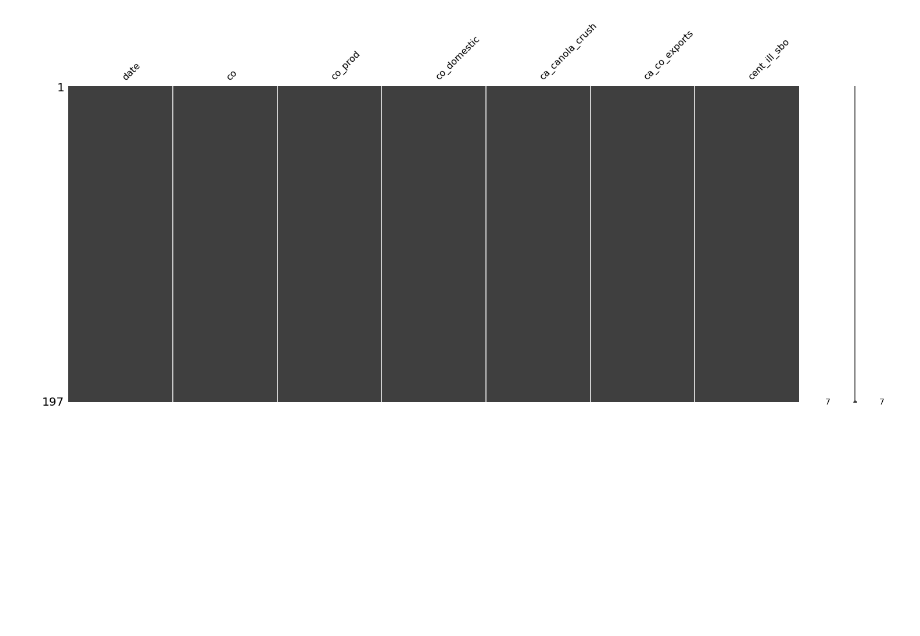
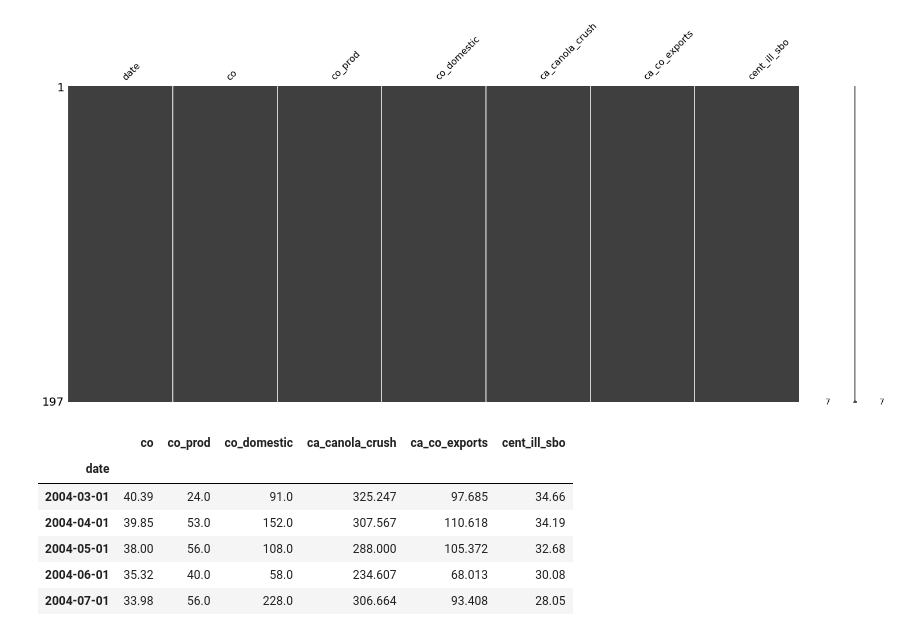
Before and after one commit to joohk/WaveNet, a Jupyter notebook: co_wavenet.ipynb, the cells around one changed output. Cells and saved outputs as stored; diff of their text form; code cells hidden in the pictures; blank space fills up the shorter version.

```diff
--- a/co_wavenet.ipynb
+++ b/co_wavenet.ipynb
@@ -31,5 +33,16 @@ mn.matrix(raw[raw.co.notnull()])
 df = raw[raw.co.notnull()]
 # %% [output]
 [figure]
+# %%
+df = df.drop('date',axis=1)
+df.head()
+# %% [output]
+|  | co | co_prod | co_domestic | ca_canola_crush | ca_co_exports | cent_ill_sbo |
+| date |  |  |  |  |  |  |
+| 2004-03-01 | 40.39 | 24.0 | 91.0 | 325.247 | 97.685 | 34.66 |
+| 2004-04-01 | 39.85 | 53.0 | 152.0 | 307.567 | 110.618 | 34.19 |
+| 2004-05-01 | 38.00 | 56.0 | 108.0 | 288.000 | 105.372 | 32.68 |
+| 2004-06-01 | 35.32 | 40.0 | 58.0 | 234.607 | 68.013 | 30.08 |
+| 2004-07-01 | 33.98 | 56.0 | 228.0 | 306.664 | 93.408 | 28.05 |
 # %%
 df = df.T
```
Also changed, not shown: parts of 17 cells of this notebook.
